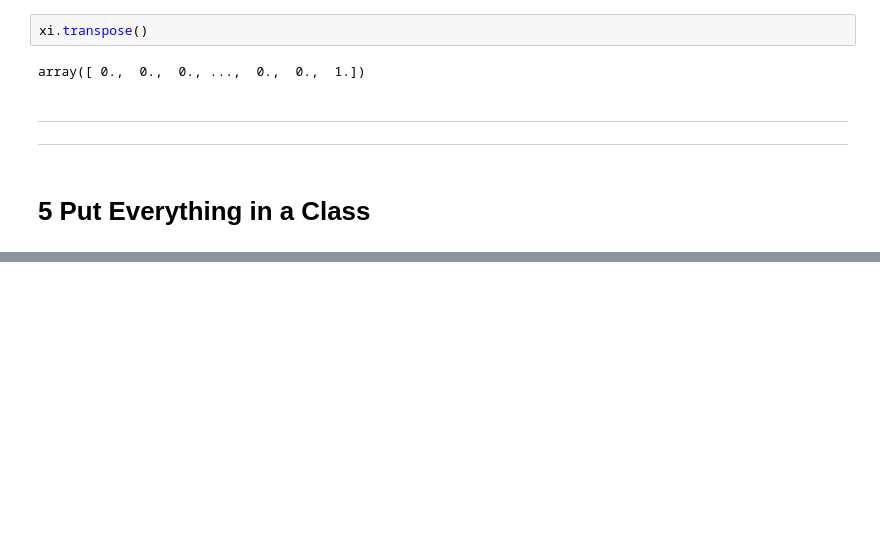
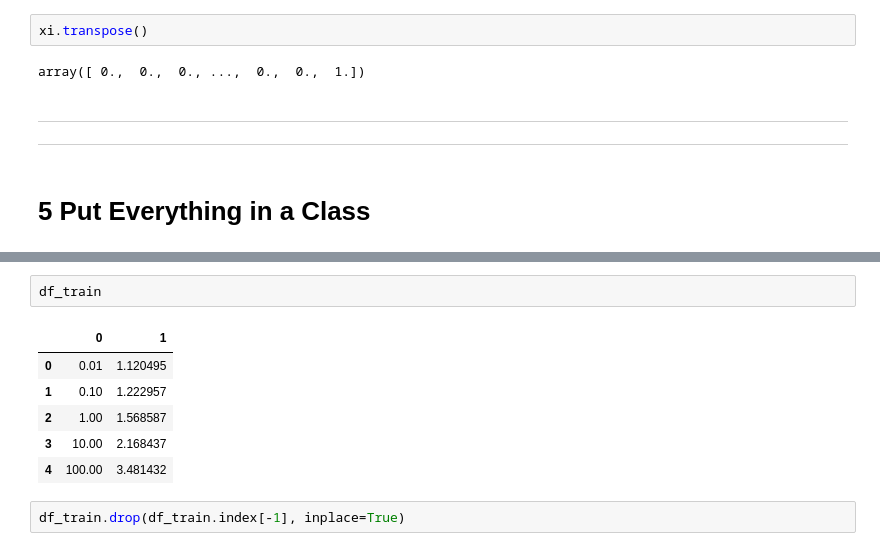
Before and after one commit to caitaozhan/CSE512-homework, a Jupyter notebook: hw2/RidgeRegression.ipynb, the cells around one changed output, grey strips where cells are left out. Cells and saved outputs as stored; diff of their text form; blank space fills up the shorter version.

```diff
--- a/hw2/RidgeRegression.ipynb
+++ b/hw2/RidgeRegression.ipynb
@@ -367,0 +561,11 @@ class RidgeRegression:
+# %%
+df_train
+# %% [output]
+|  | 0 | 1 |
+| 0 | 0.01 | 1.120495 |
+| 1 | 0.10 | 1.222957 |
+| 2 | 1.00 | 1.568587 |
+| 3 | 10.00 | 2.168437 |
+| 4 | 100.00 | 3.481432 |
+# %%
+df_train.drop(df_train.index[-1], inplace=True)
```
Also changed, not shown: parts of 19 cells of this notebook, 5 other files.
